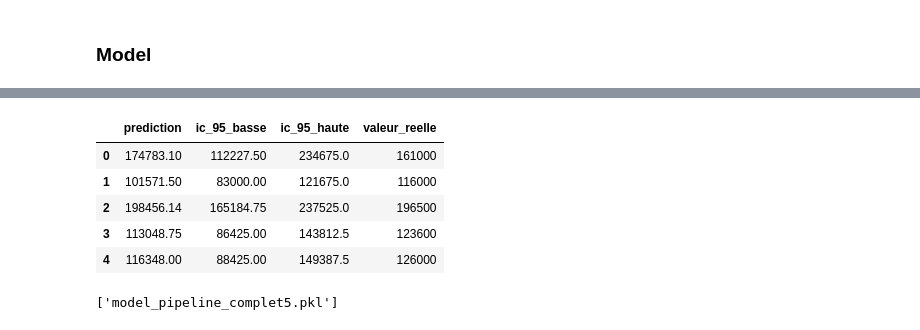
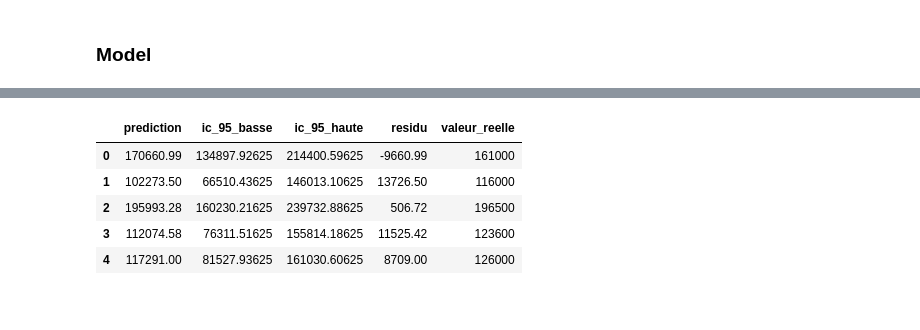
Before and after one commit to Douah123/realEstate, a Jupyter notebook: entrainement_modele.ipynb, the cells around one changed output, grey strips where cells are left out. Saved outputs shown, nothing was run; the diff lists cells and outputs as text; code cells hidden in the pictures.

```diff
--- a/entrainement_modele.ipynb
+++ b/entrainement_modele.ipynb
@@ -493,8 +492,9 @@ model.score(X_test, y_test)
 # %%
 y_pred = model.predict(X_test)
-tree_predictions = np.array([tree.predict(X_test) for tree in model.estimators_])
-lower_bounds = np.percentile(tree_predictions, 2.5, axis=0)
-upper_bounds = np.percentile(tree_predictions, 97.5, axis=0)
+residuals = y_test - y_pred
+q_low, q_high = np.percentile(residuals, [2.5, 97.5])
+lower_bounds = y_pred + q_low
+upper_bounds = y_pred + q_high
 # %%
 mae = mean_absolute_error(y_test, y_pred)
 mse = mean_squared_error(y_test, y_pred)
@@ -514,18 +514,19 @@ RMSE: 19156.706555157034
 # %%
 prediction_intervals = pd.DataFrame({
     "prediction": y_pred,
     "ic_95_basse": lower_bounds,
     "ic_95_haute": upper_bounds,
+    "residu": residuals.values,
     "valeur_reelle": y_test.values,
 })
 prediction_intervals.head()
 # %% [output]
-|  | prediction | ic_95_basse | ic_95_haute | valeur_reelle |
-| 0 | 174783.10 | 112227.50 | 234675.0 | 161000 |
-| 1 | 101571.50 | 83000.00 | 121675.0 | 116000 |
-| 2 | 198456.14 | 165184.75 | 237525.0 | 196500 |
-| 3 | 113048.75 | 86425.00 | 143812.5 | 123600 |
-| 4 | 116348.00 | 88425.00 | 149387.5 | 126000 |
+|  | prediction | ic_95_basse | ic_95_haute | residu | valeur_reelle |
+| 0 | 170660.99 | 134897.92625 | 214400.59625 | -9660.99 | 161000 |
+| 1 | 102273.50 | 66510.43625 | 146013.10625 | 13726.50 | 116000 |
+| 2 | 195993.28 | 160230.21625 | 239732.88625 | 506.72 | 196500 |
+| 3 | 112074.58 | 76311.51625 | 155814.18625 | 11525.42 | 123600 |
+| 4 | 117291.00 | 81527.93625 | 161030.60625 | 8709.00 | 126000 |
 # %%
 pipeline = Pipeline([
     ("preprocessing", FunctionTransformer(preprocess_ames, validate=False)),
@@ -575,6 +576,17 @@ X_train, X_test, y_train, y_test = train_test_split(
 
 pipeline.fit(X_train, y_train)
 
-joblib.dump(pipeline, "model_pipeline_complet5.pkl")
+pipeline_y_pred = pipeline.predict(X_test)
+pipeline_residuals = y_test - pipeline_y_pred
+pipeline_q_low, pipeline_q_high = np.percentile(pipeline_residuals, [2.5, 97.5])
+
+model_bundle = {
+    "pipeline": pipeline,
+    "residual_quantiles": {
+        "q_low": float(pipeline_q_low),
+        "q_high": float(pipeline_q_high),
+        "level": 0.95,
+    },
+}
+
+joblib.dump(model_bundle, "model_pipeline_complet6.pkl")
-# %% [output]
-['model_pipeline_complet5.pkl']
```
Also changed, not shown: parts of 4 cells of this notebook, 2 other files.
